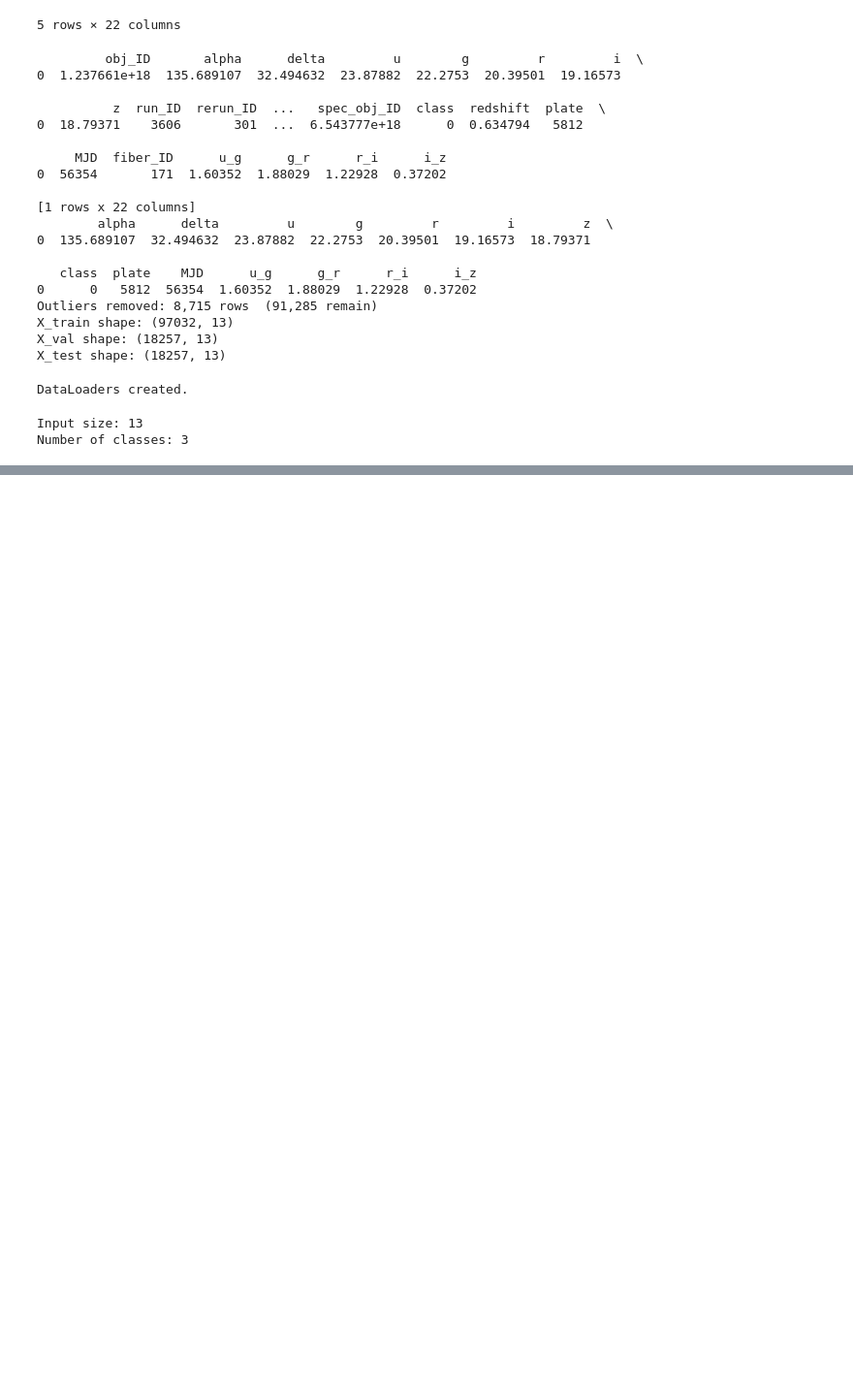
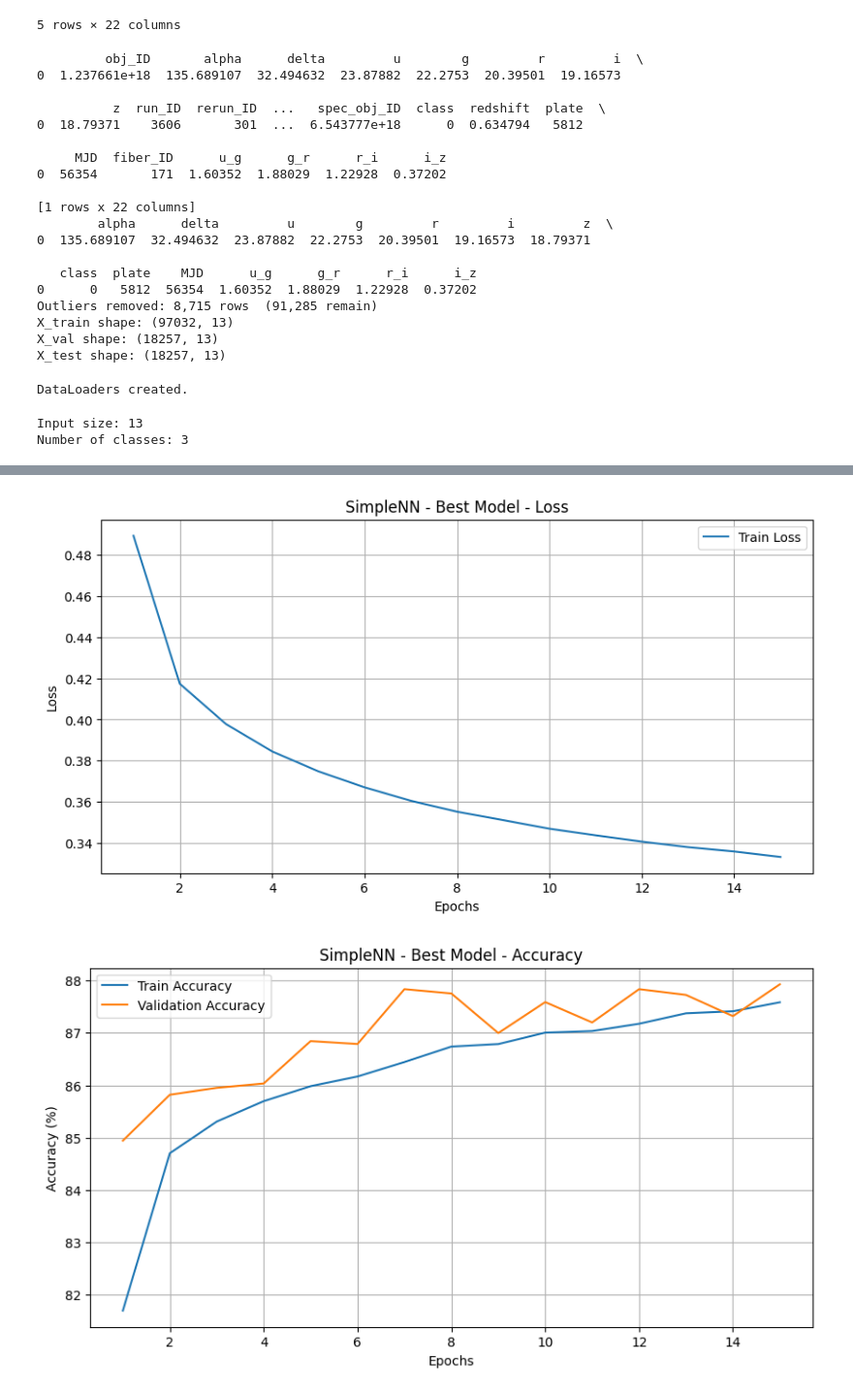
Before and after one commit to nicolomeneguzzo/Computational-Physics-2026, a Jupyter notebook: Astrophysical-Objects-Recognition/notebooks/nn_experiments.ipynb, the cells around one changed output, grey strips where cells are left out. Shown at 97% size. Cells and saved outputs as stored; diff of their text form; code cells hidden in the pictures; blank space fills up the shorter version.

```diff
--- a/Astrophysical-Objects-Recognition/notebooks/nn_experiments.ipynb
+++ b/Astrophysical-Objects-Recognition/notebooks/nn_experiments.ipynb
@@ -220,0 +227,5 @@ display(results_df)
+# %%
+plot_training_history(best_simple["history"], title="SimpleNN - Best Model")
+# %% [output]
+[figure, added]
+[figure, added]
```
Also changed, not shown: parts of 18 cells of this notebook.
